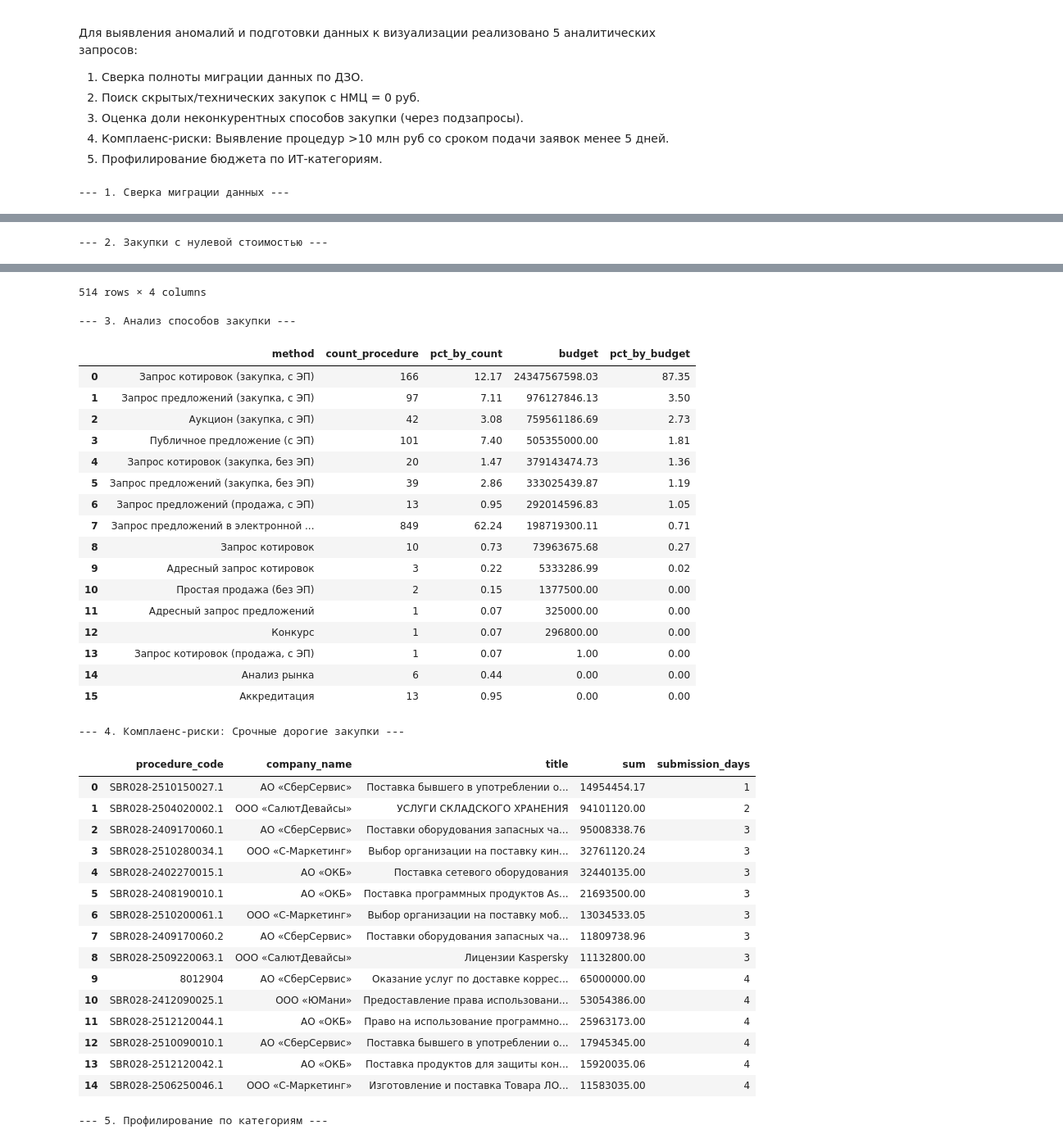
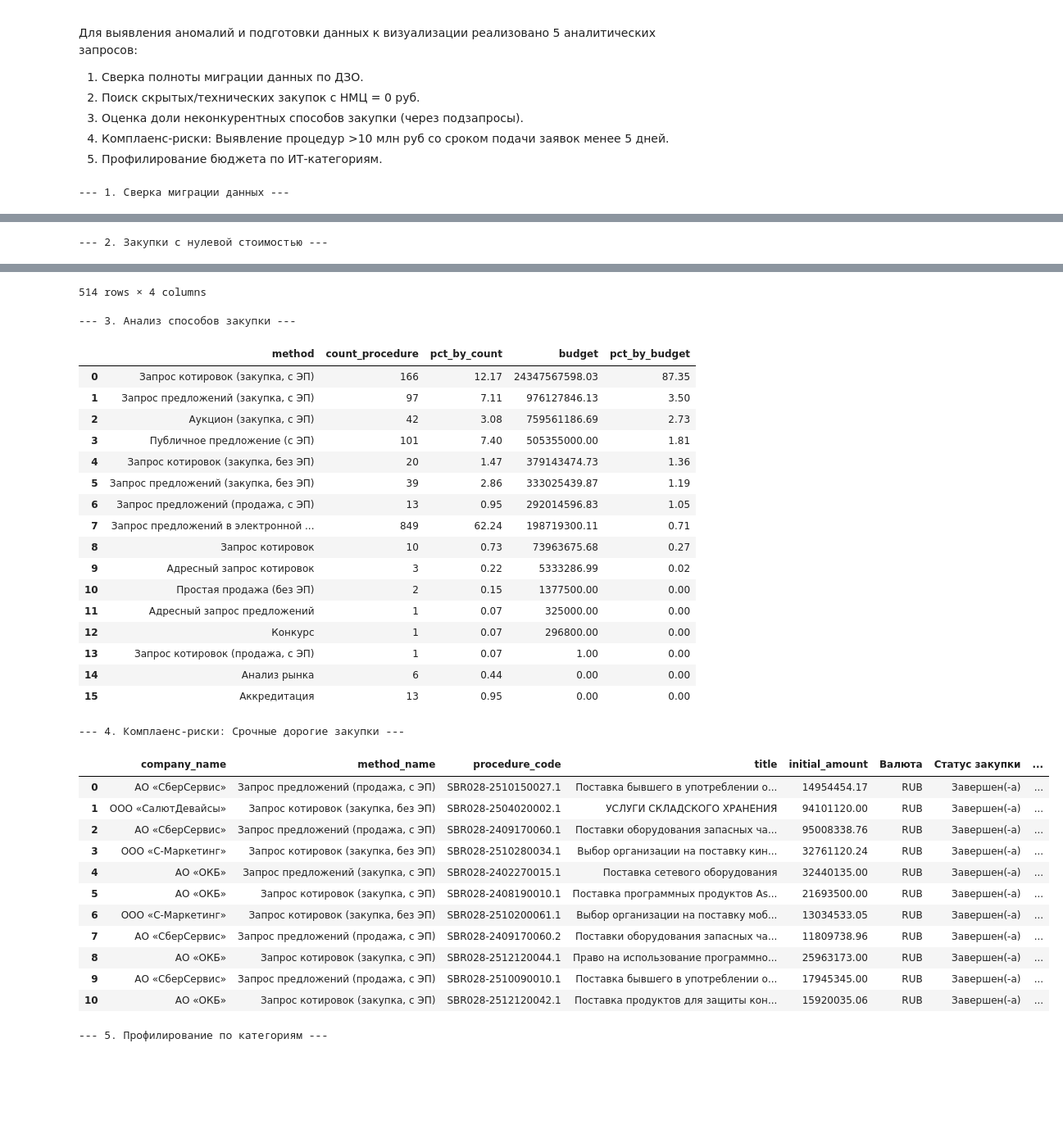
Before and after one commit to zxffg/sber_procurement_audit, a Jupyter notebook: notebooks/procurement_audit.ipynb, the cells around one changed output, grey strips where cells are left out. Shown at 82% size. Saved outputs shown, nothing was run; the diff lists cells and outputs as text; code cells hidden in the pictures; blank space fills up the shorter version.

```diff
--- a/notebooks/procurement_audit.ipynb
+++ b/notebooks/procurement_audit.ipynb
@@ -172,11 +174,15 @@ print("\n--- 3. Анализ способов закупки ---")
 display(pd.read_sql_query(q3, conn))
 
 q4 = """
-SELECT procedure_code, company_name, title, initial_amount AS sum,
-       CAST((julianday(deadline_at) - julianday(published_at)) AS INTEGER) AS submission_days
-FROM procurement_flat
+WITH base AS (
+    SELECT procurement_flat.*,
+           CAST((julianday(deadline_at) - julianday(published_at)) AS INTEGER) AS submission_days
+    FROM procurement_flat
+    WHERE "Статус закупки" NOT IN ('Отменено', 'Отменен(-а)', 'Не состоялся(-ась)')
+)
+SELECT * FROM base
 WHERE submission_days < 5 AND initial_amount > 10000000.00
-ORDER BY submission_days ASC, sum DESC;
+ORDER BY submission_days ASC, initial_amount DESC;
 """
 print("\n--- 4. Комплаенс-риски: Срочные дорогие закупки ---")
 display(pd.read_sql_query(q4, conn))
@@ -207,49 +213,45 @@ display(pd.read_sql_query(q5, conn))
 | 1 | 118829005 | АО «СберСервис» | Дезинсекция помещений г. Новосибирск | 2025-12-30 12:48:00 |
 | 2 | 95505294 | АО «СберСервис» | Пластиковые лотки для складского ... | 2025-12-29 17:47:00 |
 | 3 | 35296416 | АО «СберТех» | Оказание услуг Пиар-агентства | 2025-12-29 16:09:00 |
 | 4 | 28878666 | АО «СберСервис» | Запрос КП на закупку твердотельны... | 2025-12-25 10:10:00 |
 | ... | ... | ... | ... | ... |
 | 509 | СРЕДА2024-0005(Акк).2 | АО «Деловая среда» | Процедура аккредитации по выбору ... | 2024-02-26 11:30:00 |
 | 510 | СРЕДА2024-0005(Акк).3 | АО «Деловая среда» | Процедура аккредитации по выбору ... | 2024-02-26 11:30:00 |
 | 511 | 125629546 | АО «Сбербанк Лизинг» | Оказание услуг по предоставлению ... | 2024-02-21 11:32:00 |
 | 512 | 91972985 | АО «Сбербанк Лизинг» | Срочно Оказание услуг по предоста... | 2024-02-15 17:00:00 |
 | 513 | 57453173 | АО «Сбербанк Лизинг» | Поставка оборудования для съемок ... | 2024-02-13 13:53:00 |
 514 rows × 4 columns
 --- 3. Анализ способов закупки ---
 |  | method | count_procedure | pct_by_count | budget | pct_by_budget |
 | 0 | Запрос котировок (закупка, с ЭП) | 166 | 12.17 | 24347567598.03 | 87.35 |
 | 1 | Запрос предложений (закупка, с ЭП) | 97 | 7.11 | 976127846.13 | 3.50 |
 | 2 | Аукцион (закупка, с ЭП) | 42 | 3.08 | 759561186.69 | 2.73 |
 | 3 | Публичное предложение (с ЭП) | 101 | 7.40 | 505355000.00 | 1.81 |
 | 4 | Запрос котировок (закупка, без ЭП) | 20 | 1.47 | 379143474.73 | 1.36 |
 | 5 | Запрос предложений (закупка, без ЭП) | 39 | 2.86 | 333025439.87 | 1.19 |
 | 6 | Запрос предложений (продажа, с ЭП) | 13 | 0.95 | 292014596.83 | 1.05 |
 | 7 | Запрос предложений в электронной ... | 849 | 62.24 | 198719300.11 | 0.71 |
 | 8 | Запрос котировок | 10 | 0.73 | 73963675.68 | 0.27 |
 | 9 | Адресный запрос котировок | 3 | 0.22 | 5333286.99 | 0.02 |
 | 10 | Простая продажа (без ЭП) | 2 | 0.15 | 1377500.00 | 0.00 |
 | 11 | Адресный запрос предложений | 1 | 0.07 | 325000.00 | 0.00 |
 | 12 | Конкурс | 1 | 0.07 | 296800.00 | 0.00 |
 | 13 | Запрос котировок (продажа, с ЭП) | 1 | 0.07 | 1.00 | 0.00 |
 | 14 | Анализ рынка | 6 | 0.44 | 0.00 | 0.00 |
 | 15 | Аккредитация | 13 | 0.95 | 0.00 | 0.00 |
 --- 4. Комплаенс-риски: Срочные дорогие закупки ---
-|  | procedure_code | company_name | title | sum | submission_days |
-| 0 | SBR028-2510150027.1 | АО «СберСервис» | Поставка бывшего в употреблении о... | 14954454.17 | 1 |
-| 1 | SBR028-2504020002.1 | ООО «СалютДевайсы» | УСЛУГИ СКЛАДСКОГО ХРАНЕНИЯ | 94101120.00 | 2 |
-| 2 | SBR028-2409170060.1 | АО «СберСервис» | Поставки оборудования запасных ча... | 95008338.76 | 3 |
-| 3 | SBR028-2510280034.1 | ООО «С-Маркетинг» | Выбор организации на поставку кин... | 32761120.24 | 3 |
-| 4 | SBR028-2402270015.1 | АО «ОКБ» | Поставка сетевого оборудования | 32440135.00 | 3 |
-| 5 | SBR028-2408190010.1 | АО «ОКБ» | Поставка программных продуктов As... | 21693500.00 | 3 |
-| 6 | SBR028-2510200061.1 | ООО «С-Маркетинг» | Выбор организации на поставку моб... | 13034533.05 | 3 |
-| 7 | SBR028-2409170060.2 | АО «СберСервис» | Поставки оборудования запасных ча... | 11809738.96 | 3 |
-| 8 | SBR028-2509220063.1 | ООО «СалютДевайсы» | Лицензии Kaspersky | 11132800.00 | 3 |
-| 9 | 8012904 | АО «СберСервис» | Оказание услуг по доставке коррес... | 65000000.00 | 4 |
-| 10 | SBR028-2412090025.1 | ООО «ЮМани» | Предоставление права использовани... | 53054386.00 | 4 |
-| 11 | SBR028-2512120044.1 | АО «ОКБ» | Право на использование программно... | 25963173.00 | 4 |
-| 12 | SBR028-2510090010.1 | АО «СберСервис» | Поставка бывшего в употреблении о... | 17945345.00 | 4 |
-| 13 | SBR028-2512120042.1 | АО «ОКБ» | Поставка продуктов для защиты кон... | 15920035.06 | 4 |
-| 14 | SBR028-2506250046.1 | ООО «С-Маркетинг» | Изготовление и поставка Товара ЛО... | 11583035.00 | 4 |
+|  | company_name | method_name | procedure_code | title | initial_amount | Валюта | Статус закупки | ... |
+| 0 | АО «СберСервис» | Запрос предложений (продажа, с ЭП) | SBR028-2510150027.1 | Поставка бывшего в употреблении о... | 14954454.17 | RUB | Завершен(-а) | ... |
+| 1 | ООО «СалютДевайсы» | Запрос котировок (закупка, без ЭП) | SBR028-2504020002.1 | УСЛУГИ СКЛАДСКОГО ХРАНЕНИЯ | 94101120.00 | RUB | Завершен(-а) | ... |
+| 2 | АО «СберСервис» | Запрос предложений (продажа, с ЭП) | SBR028-2409170060.1 | Поставки оборудования запасных ча... | 95008338.76 | RUB | Завершен(-а) | ... |
+| 3 | ООО «С-Маркетинг» | Запрос котировок (закупка, без ЭП) | SBR028-2510280034.1 | Выбор организации на поставку кин... | 32761120.24 | RUB | Завершен(-а) | ... |
+| 4 | АО «ОКБ» | Запрос предложений (закупка, с ЭП) | SBR028-2402270015.1 | Поставка сетевого оборудования | 32440135.00 | RUB | Завершен(-а) | ... |
+| 5 | АО «ОКБ» | Запрос котировок (закупка, с ЭП) | SBR028-2408190010.1 | Поставка программных продуктов As... | 21693500.00 | RUB | Завершен(-а) | ... |
+| 6 | ООО «С-Маркетинг» | Запрос котировок (закупка, без ЭП) | SBR028-2510200061.1 | Выбор организации на поставку моб... | 13034533.05 | RUB | Завершен(-а) | ... |
+| 7 | АО «СберСервис» | Запрос предложений (продажа, с ЭП) | SBR028-2409170060.2 | Поставки оборудования запасных ча... | 11809738.96 | RUB | Завершен(-а) | ... |
+| 8 | АО «ОКБ» | Запрос котировок (закупка, с ЭП) | SBR028-2512120044.1 | Право на использование программно... | 25963173.00 | RUB | Завершен(-а) | ... |
+| 9 | АО «СберСервис» | Запрос предложений (продажа, с ЭП) | SBR028-2510090010.1 | Поставка бывшего в употреблении о... | 17945345.00 | RUB | Завершен(-а) | ... |
+| 10 | АО «ОКБ» | Запрос котировок (закупка, с ЭП) | SBR028-2512120042.1 | Поставка продуктов для защиты кон... | 15920035.06 | RUB | Завершен(-а) | ... |
 --- 5. Профилирование по категориям ---
 |  | category_name | count_procedure | budget | average_check |
 | 0 | Техника и электроника | 213 | 22896287622.03 | 107494308.08 |
```
Also changed, not shown: parts of 13 cells of this notebook, 4 other files.
